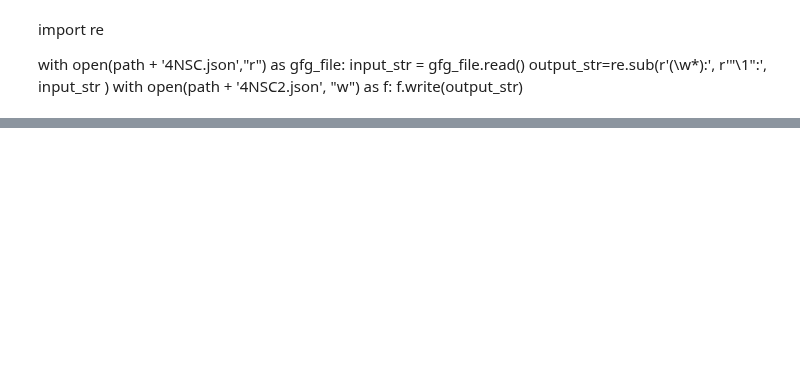
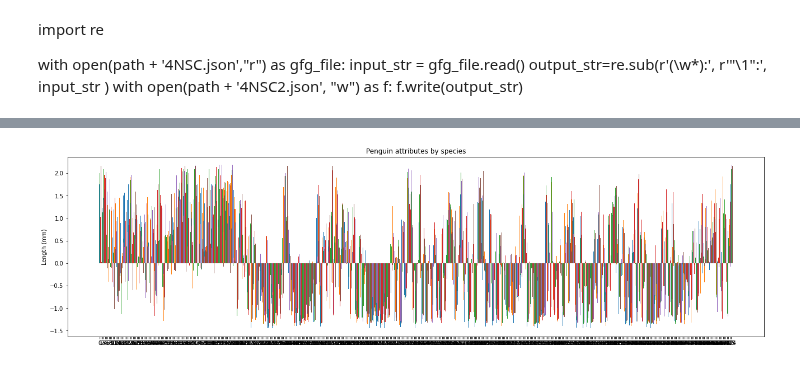
Before and after one commit to leandrosommese/MCU, a Jupyter notebook: parse_cavidb_json.ipynb, the cells around one changed output, grey strips where cells are left out. Cells and saved outputs as stored; diff of their text form; code cells hidden in the pictures; blank space fills up the shorter version.

```diff
--- a/parse_cavidb_json.ipynb
+++ b/parse_cavidb_json.ipynb
@@ -72,0 +48,9 @@ ValueError: All arrays must be of the same length
+# %%
+# ASA z-score Na
+
+ASA_na = {}
+for conformero in data_na:
+    ASA_per_position=[]
+    for posicion in range(len(data_na[conformero]['residues'])):
+        ASA_per_position.append(data_na[conformero]['residues'][posicion]['ASA'])
+    ASA_na[data_na[conformero]['pdb_id']]=zscore(ASA_per_position)
@@ -72,0 +92,27 @@ ValueError: All arrays must be of the same length
+# %%
+# data from https://allisonhorst.github.io/palmerpenguins/
+
+import matplotlib.pyplot as plt
+import numpy as np
+
+positions = range(475)
+
+x = np.arange(len(positions))  # the label locations
+width = 0.25  # the width of the bars
+multiplier = 0
+
+fig, ax = plt.subplots(figsize=(18,5),layout='constrained')
+
+for attribute, measurement in ASA_na.items():
+    offset = width * multiplier
+    rects = ax.bar(x + offset, measurement, width, label=attribute)
+    multiplier += 1
+
+# Add some text for labels, title and custom x-axis tick labels, etc.
+ax.set_ylabel('Length (mm)')
+ax.set_title('Penguin attributes by species')
+ax.set_xticks(x + width, positions)
+
+plt.show()
+# %% [output]
+[figure, added]
```
Also changed, not shown: parts of 40 cells of this notebook, 6 other files.
